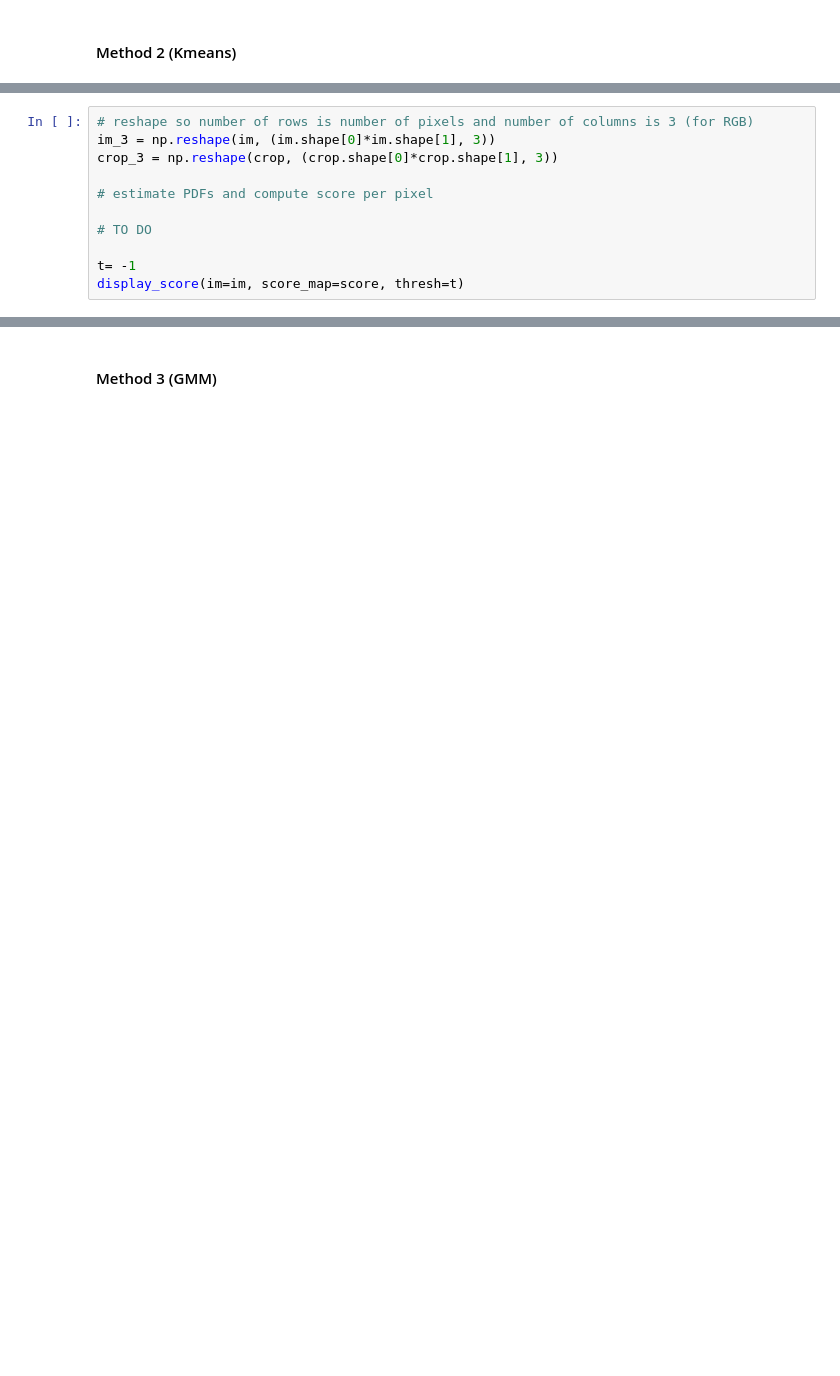
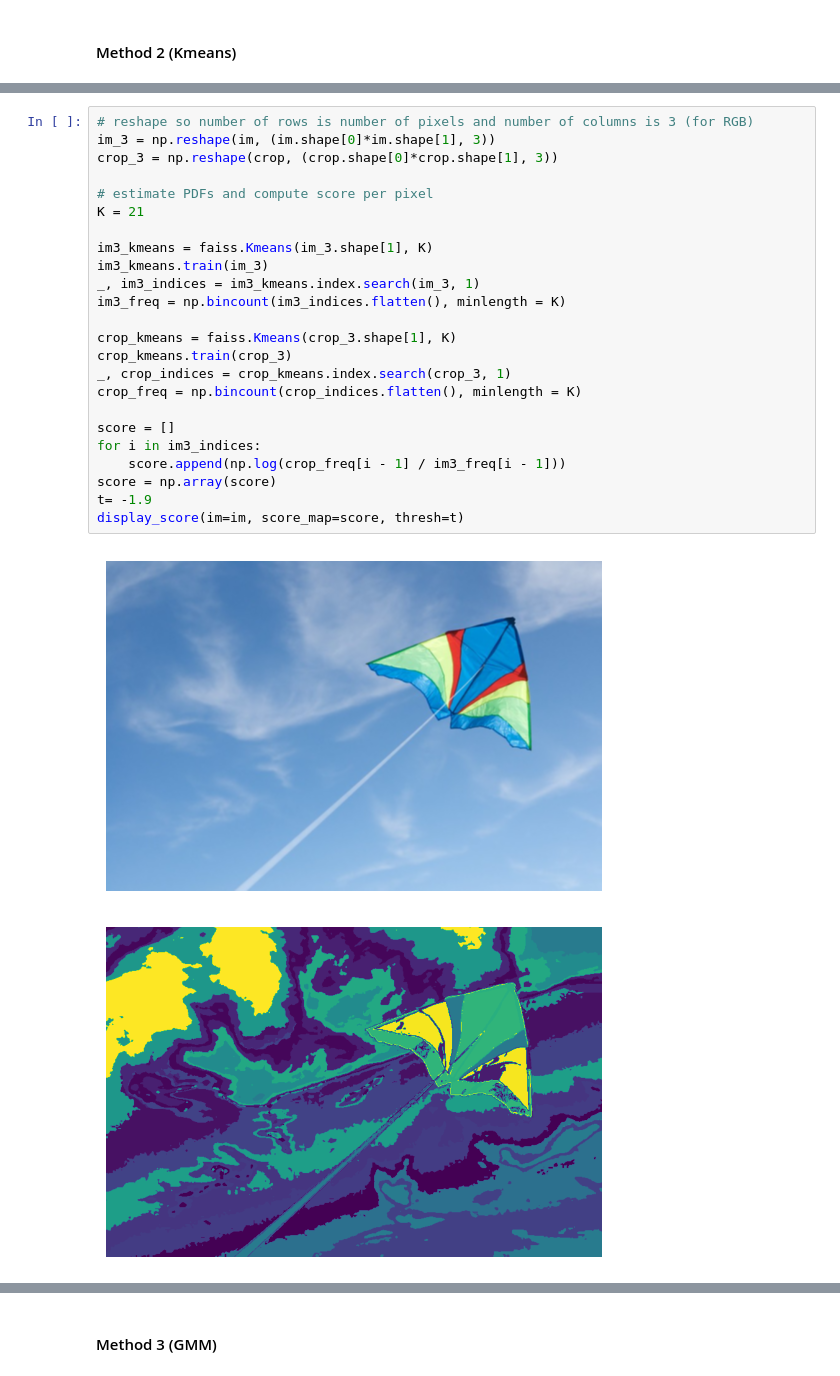
Before and after one commit to Slijeff/cs441, a Jupyter notebook: hw3/CS441_SP24_HW3_Starter.ipynb, the cells around one changed output, grey strips where cells are left out. Cells and saved outputs as stored; diff of their text form; blank space fills up the shorter version.

```diff
--- a/hw3/CS441_SP24_HW3_Starter.ipynb
+++ b/hw3/CS441_SP24_HW3_Starter.ipynb
@@ -121,11 +125,27 @@ import faiss
 # %%
 # reshape so number of rows is number of pixels and number of columns is 3 (for RGB)
 im_3 = np.reshape(im, (im.shape[0]*im.shape[1], 3))
 crop_3 = np.reshape(crop, (crop.shape[0]*crop.shape[1], 3))
 
 # estimate PDFs and compute score per pixel
+K = 21
 
-# TO DO
+im3_kmeans = faiss.Kmeans(im_3.shape[1], K)
+im3_kmeans.train(im_3)
+_, im3_indices = im3_kmeans.index.search(im_3, 1)
+im3_freq = np.bincount(im3_indices.flatten(), minlength = K)
 
-t= -1
+crop_kmeans = faiss.Kmeans(crop_3.shape[1], K)
+crop_kmeans.train(crop_3)
+_, crop_indices = crop_kmeans.index.search(crop_3, 1)
+crop_freq = np.bincount(crop_indices.flatten(), minlength = K)
+
+score = []
+for i in im3_indices:
+    score.append(np.log(crop_freq[i - 1] / im3_freq[i - 1]))
+score = np.array(score)
+t= -1.9
 display_score(im=im, score_map=score, thresh=t)
+# %% [output]
+[figure, added]
+[figure, added]
```
Also changed, not shown: parts of 9 cells of this notebook.
